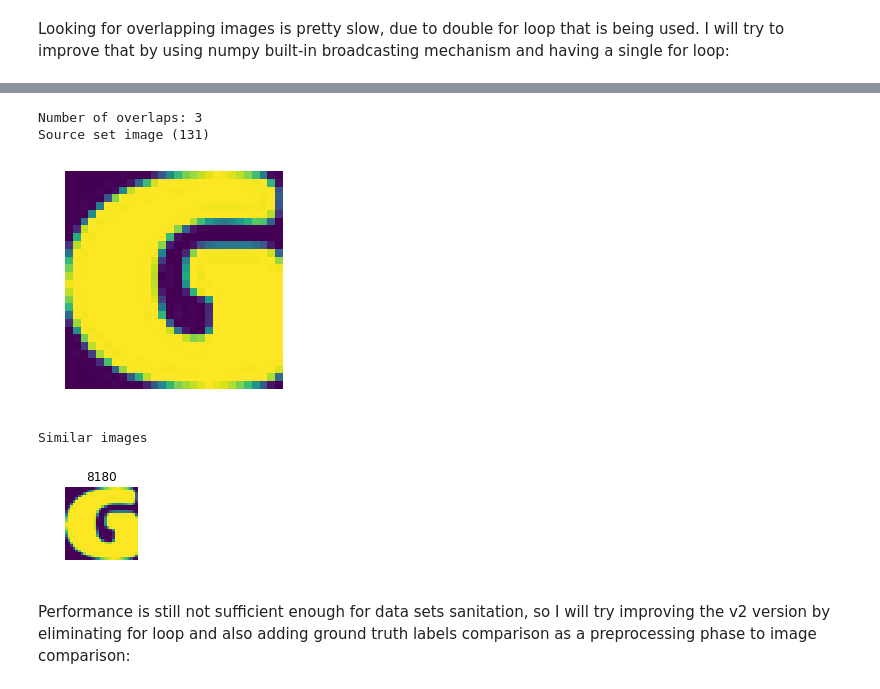
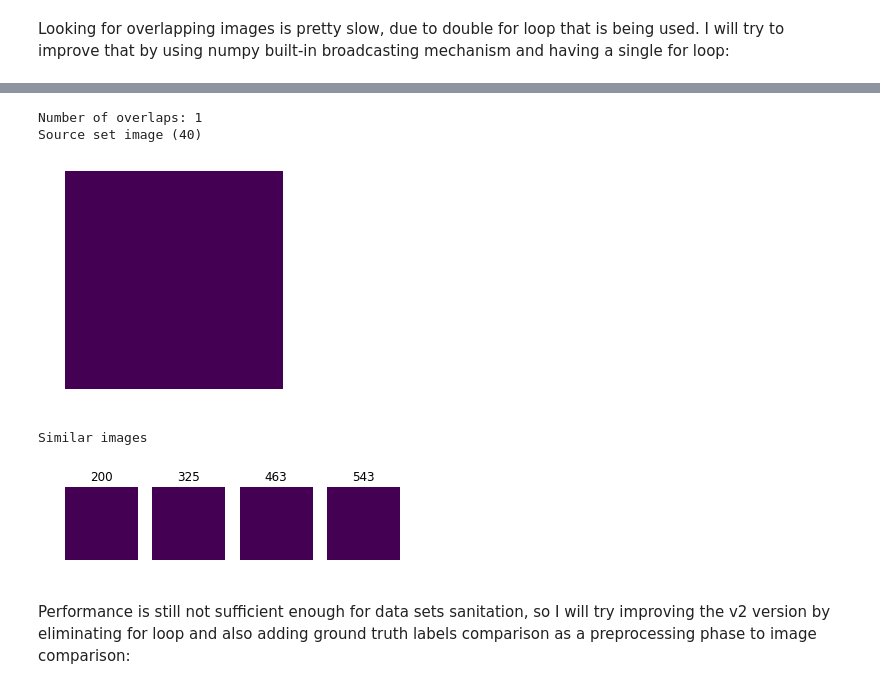
Before and after one commit to ilyanelken/deep_learning_udacity, a Jupyter notebook: assignment1/notmnist.ipynb, the cells around one changed output, grey strips where cells are left out. Cells and saved outputs as stored; diff of their text form; code cells hidden in the pictures.

```diff
--- a/assignment1/notmnist.ipynb
+++ b/assignment1/notmnist.ipynb
@@ -542,12 +545,12 @@ Wall time: 3min 15s
 # %%
 print('Number of overlaps:', len(overlap_test2train.keys()))
-display_overlap(overlap_test2train, test_dataset[:200], train_dataset)
+display_overlap(overlap_test2train, test_dataset[:200], valid_dataset)
 # %% [output]
-Number of overlaps: 3
-Source set image (131)
+Number of overlaps: 1
+Source set image (40)
-[figure, old version]
+[figure, new version]
 Similar images
-[figure, old version]
+[figure, new version]
 # %% [markdown]
 Performance is still not sufficient enough for data sets sanitation, so I will try improving the v2 version by eliminating for loop and also adding ground truth labels comparison as a preprocessing phase to image comparison:
 # %%
```
Also changed, not shown: parts of 15 cells of this notebook.
